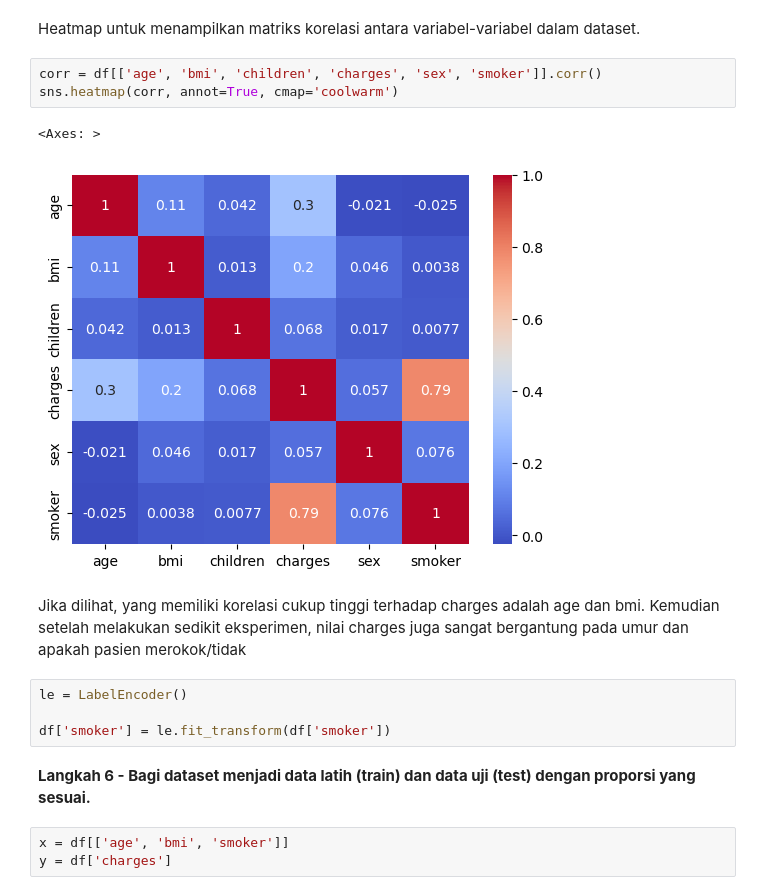
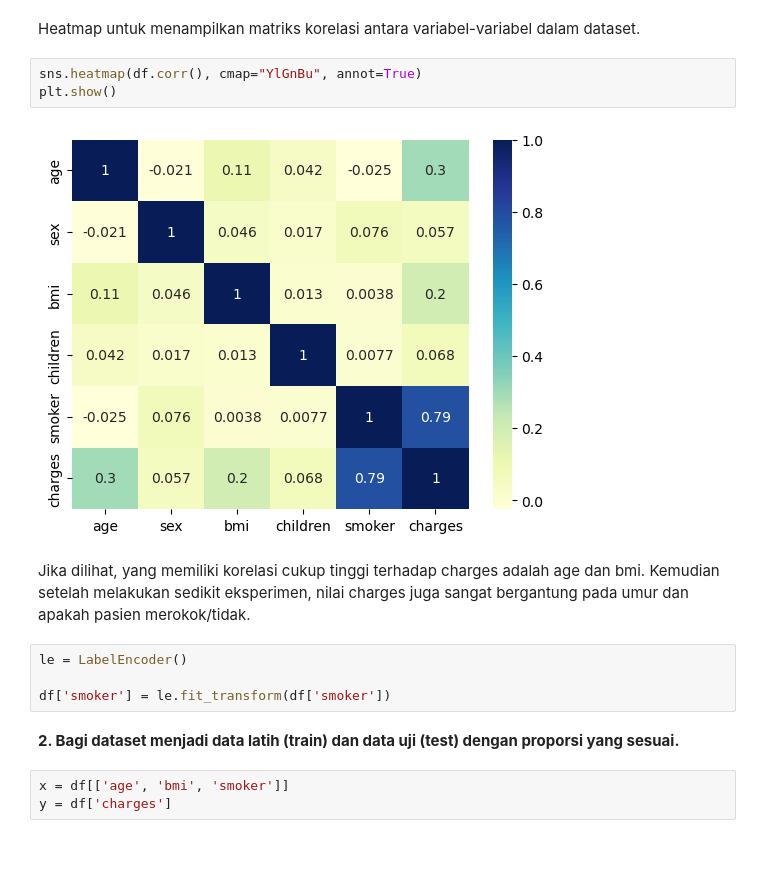
Before and after one commit to nikoshaa/2141720007-machine-learning-2023, a Jupyter notebook: Week-03/Tugas_Praktikum_JS_3_Regresion.ipynb, the cells around one changed output. Cells and saved outputs as stored; diff of their text form; blank space fills up the shorter version.

```diff
--- a/Week-03/Tugas_Praktikum_JS_3_Regresion.ipynb
+++ b/Week-03/Tugas_Praktikum_JS_3_Regresion.ipynb
@@ -116,20 +134,19 @@ sns.pairplot(df, x_vars=['age', 'bmi', 'children'], y_vars='charges', size=4, as
 [figure]
 # %% [markdown]
 Heatmap untuk menampilkan matriks korelasi antara variabel-variabel dalam dataset.
-# %%
-corr = df[['age', 'bmi', 'children', 'charges', 'sex', 'smoker']].corr()
-sns.heatmap(corr, annot=True, cmap='coolwarm')
-# %% [output]
-<Axes: >
-[figure, removed]
+# %%
+sns.heatmap(df.corr(), cmap="YlGnBu", annot=True)
+plt.show()
+# %% [output]
+[figure, added]
 # %% [markdown]
-Jika dilihat, yang memiliki korelasi cukup tinggi terhadap charges adalah age dan bmi. Kemudian setelah melakukan sedikit eksperimen, nilai charges juga sangat bergantung pada umur dan apakah pasien merokok/tidak
+Jika dilihat, yang memiliki korelasi cukup tinggi terhadap charges adalah age dan bmi. Kemudian setelah melakukan sedikit eksperimen, nilai charges juga sangat bergantung pada umur dan apakah pasien merokok/tidak.
 # %%
 le = LabelEncoder()
 
 df['smoker'] = le.fit_transform(df['smoker'])
 # %% [markdown]
-**Langkah 6 - Bagi dataset menjadi data latih (train) dan data uji (test) dengan proporsi yang sesuai.**
+**2. Bagi dataset menjadi data latih (train) dan data uji (test) dengan proporsi yang sesuai.**
 # %%
 x = df[['age', 'bmi', 'smoker']]
 y = df['charges']
```
Also changed, not shown: parts of 23 cells of this notebook.
